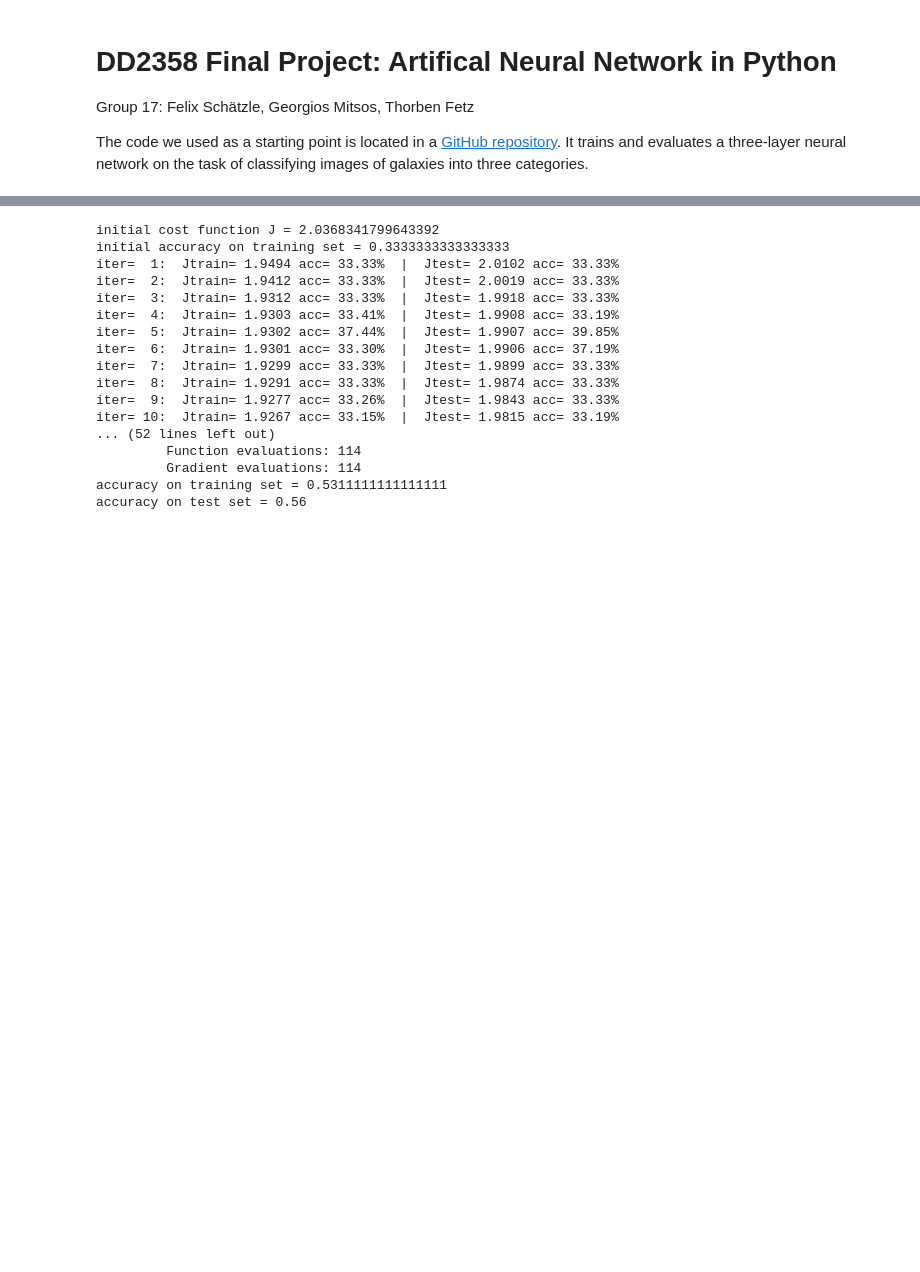
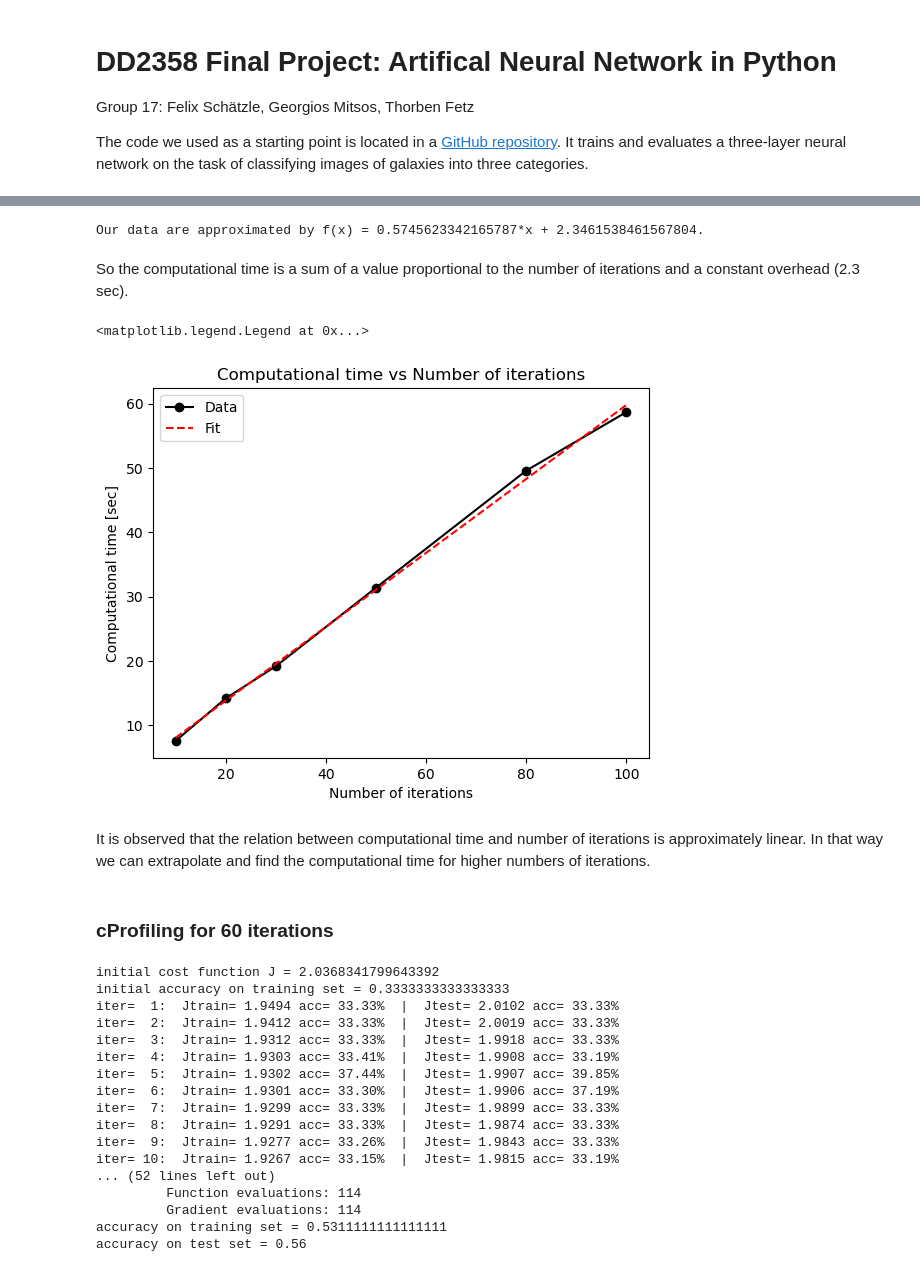
Before and after one commit to felschaetzle/HPC_KTH, a Jupyter notebook: final_project/project.ipynb, the cells around one changed output, grey strips where cells are left out. Drawn from its saved outputs; the diff is of its cells as text; code cells hidden in the pictures; blank space fills up the shorter version.

```diff
--- a/final_project/project.ipynb
+++ b/final_project/project.ipynb
@@ -9,3 +22,31 @@ import matplotlib.pyplot as plt
+# %%
+def linear_fit(x, a, b):
+    return a * x + b
+# %%
+xdata = np.array([10,20,30,50,80,100])
+ydata = np.array([7.6,14.2,19.2,31.4,49.6,58.7])
+
+popt, pcov = curve_fit(linear_fit, xdata, ydata)
+
+print(f'Our data are approximated by f(x) = {popt[0]}*x + {popt[1]}.')
+# %% [output]
+Our data are approximated by f(x) = 0.5745623342165787*x + 2.3461538461567804.
+# %% [markdown]
+So the computational time is a sum of a value proportional to the number of iterations and a constant overhead (2.3 sec).
+# %%
+plt.plot([10,20,30,50,80,100], [7.6,14.2,19.2,31.4,49.6,58.7], 'k-o', label = 'Data')
+plt.plot(xdata, linear_fit(xdata, *popt), 'r--', label = 'Fit')
+plt.xlabel("Number of iterations")
+plt.ylabel("Computational time [sec]")
+plt.title("Computational time vs Number of iterations")
+plt.legend()
+# %% [output]
+<matplotlib.legend.Legend at 0x...>
+[figure, added]
+# %% [markdown]
+It is observed that the relation between computational time and number of iterations is approximately linear. In that way we can extrapolate and find the computational time for higher numbers of iterations.
+# %% [markdown]
+### cProfiling for 60 iterations
 # %%
 %run -m cProfile -o profiling/artificialneuralnetwork.stats -s cumulative artificialneuralnetwork.py
 # %% [output]
```
Also changed, not shown: parts of 7 cells of this notebook.
